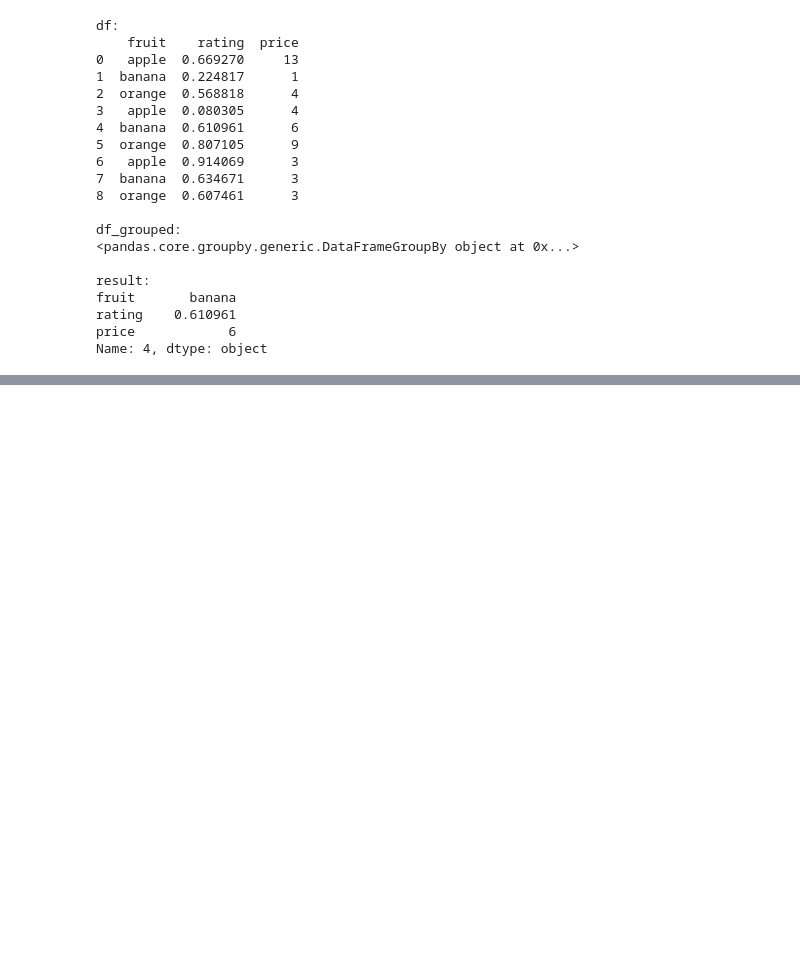
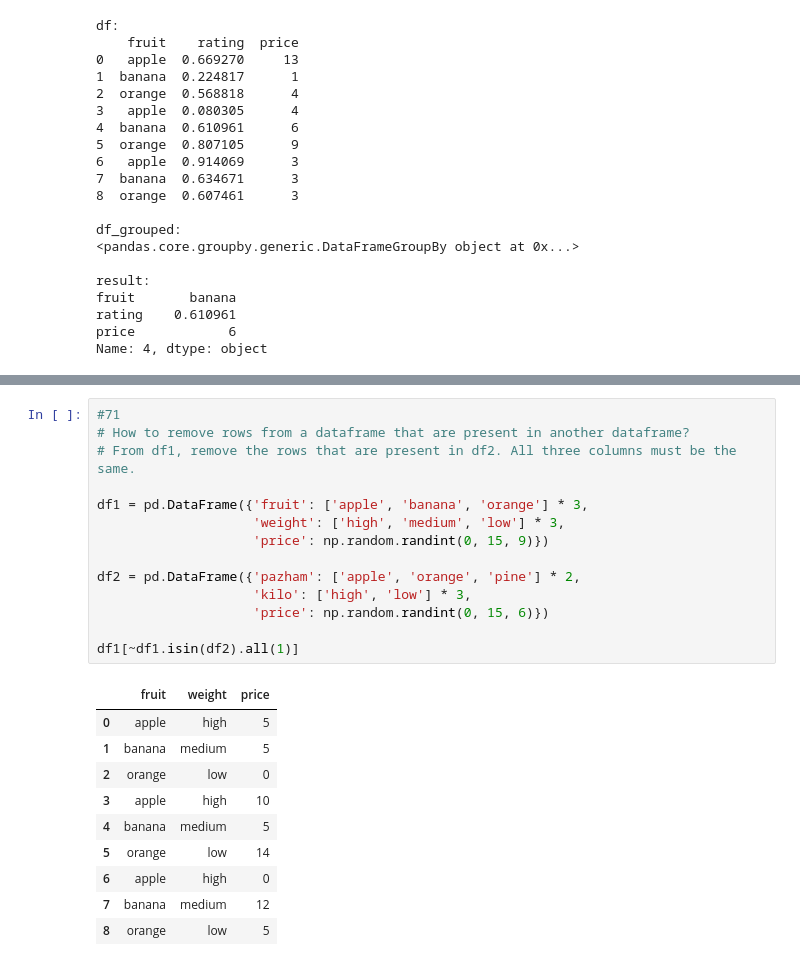
Before and after one commit to ian-james-johnson/numpy_pandas_visualization_exercises, a Jupyter notebook: 101_pandas_exercises.ipynb, the cells around one changed output, grey strips where cells are left out. Cells and saved outputs as stored; diff of their text form; blank space fills up the shorter version.

```diff
--- a/101_pandas_exercises.ipynb
+++ b/101_pandas_exercises.ipynb
@@ -1400,0 +1435,25 @@ Name: 1, dtype: object
+# %%
+#71
+# How to remove rows from a dataframe that are present in another dataframe?
+# From df1, remove the rows that are present in df2. All three columns must be the same.
+
+df1 = pd.DataFrame({'fruit': ['apple', 'banana', 'orange'] * 3,
+                    'weight': ['high', 'medium', 'low'] * 3,
+                    'price': np.random.randint(0, 15, 9)})
+
+df2 = pd.DataFrame({'pazham': ['apple', 'orange', 'pine'] * 2,
+                    'kilo': ['high', 'low'] * 3,
+                    'price': np.random.randint(0, 15, 6)})
+
+df1[~df1.isin(df2).all(1)]
+# %% [output]
+|  | fruit | weight | price |
+| 0 | apple | high | 5 |
+| 1 | banana | medium | 5 |
+| 2 | orange | low | 0 |
+| 3 | apple | high | 10 |
+| 4 | banana | medium | 5 |
+| 5 | orange | low | 14 |
+| 6 | apple | high | 0 |
+| 7 | banana | medium | 12 |
+| 8 | orange | low | 5 |
```
Also changed, not shown: parts of 4 cells of this notebook.
